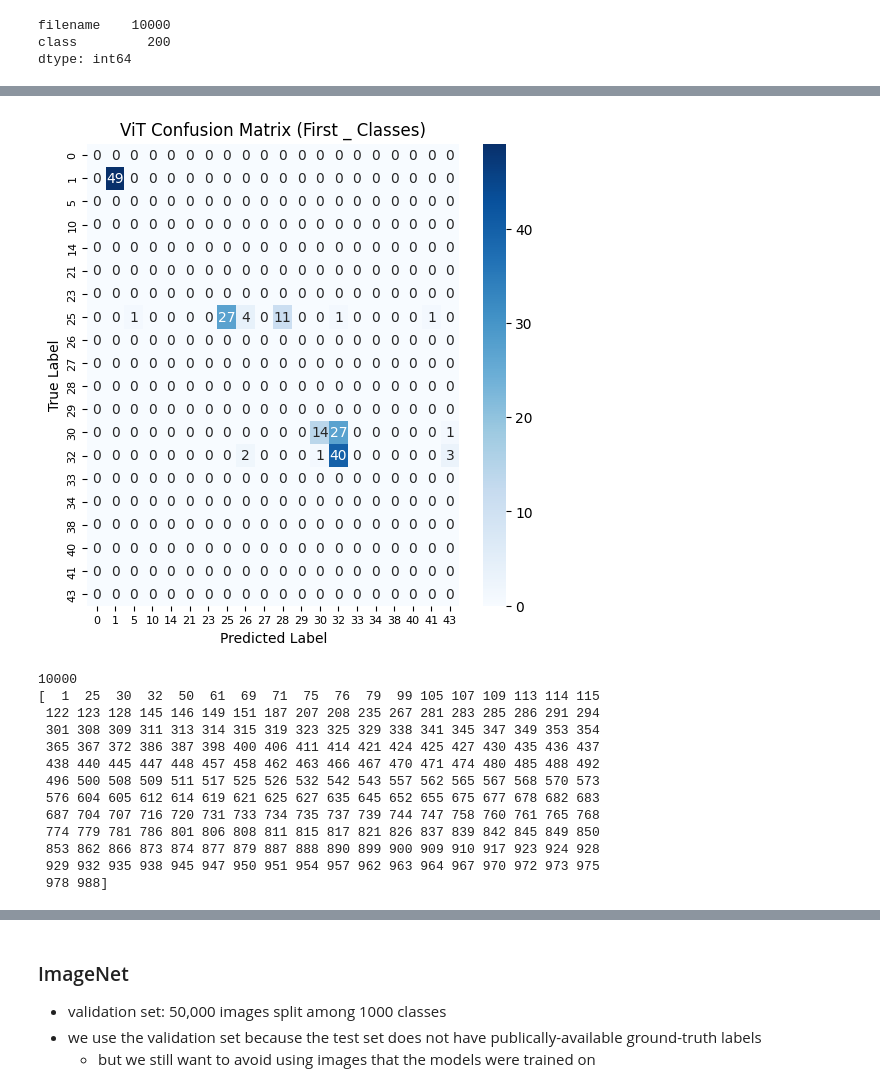
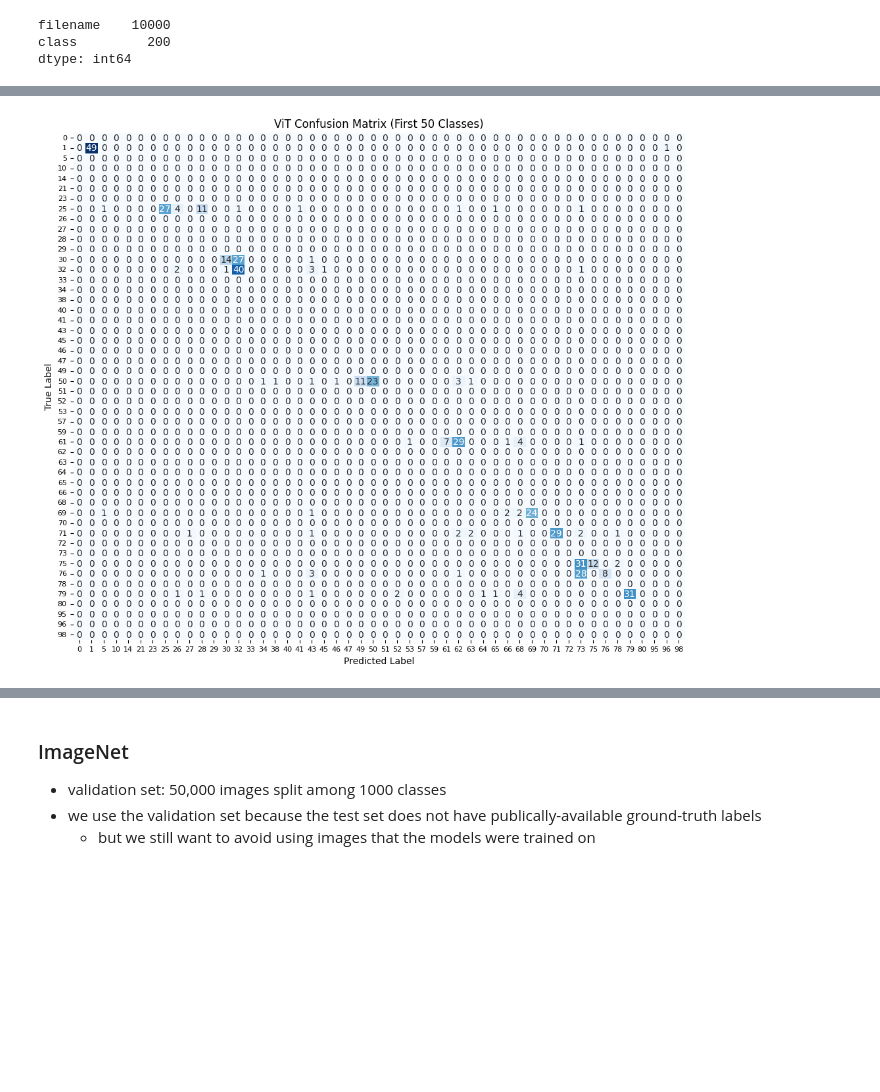
Before and after one commit to MagneticZebra/ViT-vs-CNN, a Jupyter notebook: cnn_vs_vit.ipynb, the cells around one changed output, grey strips where cells are left out. Saved outputs shown, nothing was run; the diff lists cells and outputs as text; code cells hidden in the pictures; blank space fills up the shorter version.

Commit message:
fixed matirces in graphs

```diff
--- a/cnn_vs_vit.ipynb
+++ b/cnn_vs_vit.ipynb
@@ -234,9 +220,0 @@ Unique predicted classes: [ 0  1  5 10 14 21 23 25 26 27]
-# %%
-vit_preds = np.array(vit_preds)
-vit_labels = np.array(vit_labels)
-class_num = 30
-# Identify correct predictions for class 1
-correct_for_class = (vit_labels == class_num) & (vit_preds == class_num)
-correct_count_class = correct_for_class.sum()  # Count of correct predictions
-
-print(f"Correct predictions for class 1: {correct_count_class}")
@@ -245,36 +306,18 @@ Correct predictions for class 1: 14
 # %%
-num_classes_to_plot = 20
-
-
+num_classes_to_plot = 50
+class_names = [f'{label}' for label in np.unique(np.concatenate([vit_true_classes, vit_pred_classes]))]
 
 # Select the first 5 classes from the confusion matrix
 cm_vit_filtered = cm_vit[:num_classes_to_plot, :num_classes_to_plot]
 
 # Plot confusion matrix for ViT with reduced font size for labels
-plt.figure(figsize=(6, 6))
-sns.heatmap(cm_vit_filtered, fmt='d', annot=True, cmap='Blues', xticklabels=pred_classes[:num_classes_to_plot], yticklabels=pred_classes[:num_classes_to_plot])
-plt.title('ViT Confusion Matrix (First _ Classes)')
+plt.figure(figsize=(12, 10))
+sns.heatmap(cm_vit_filtered, annot=True, fmt='d', cmap='Blues', xticklabels=class_names[:num_classes_to_plot], yticklabels=class_names[:num_classes_to_plot], cbar=False)
+plt.title('ViT Confusion Matrix (First 50 Classes)')
 plt.xlabel('Predicted Label')
 plt.ylabel('True Label')
 plt.xticks(fontsize=8)
 plt.yticks(fontsize=8)
 plt.show()
-
-
-print(len(vit_preds))
-print(np.unique(vit_labels))
 # %% [output]
-[figure, old version]
+[figure, new version]
-10000
-[  1  25  30  32  50  61  69  71  75  76  79  99 105 107 109 113 114 115
- 122 123 128 145 146 149 151 187 207 208 235 267 281 283 285 286 291 294
- 301 308 309 311 313 314 315 319 323 325 329 338 341 345 347 349 353 354
- 365 367 372 386 387 398 400 406 411 414 421 424 425 427 430 435 436 437
- 438 440 445 447 448 457 458 462 463 466 467 470 471 474 480 485 488 492
- 496 500 508 509 511 517 525 526 532 542 543 557 562 565 567 568 570 573
- 576 604 605 612 614 619 621 625 627 635 645 652 655 675 677 678 682 683
- 687 704 707 716 720 731 733 734 735 737 739 744 747 758 760 761 765 768
- 774 779 781 786 801 806 808 811 815 817 821 826 837 839 842 845 849 850
- 853 862 866 873 874 877 879 887 888 890 899 900 909 910 917 923 924 928
- 929 932 935 938 945 947 950 951 954 957 962 963 964 967 970 972 973 975
- 978 988]
```
Also changed, not shown: parts of 16 cells of this notebook, 6 other files.
